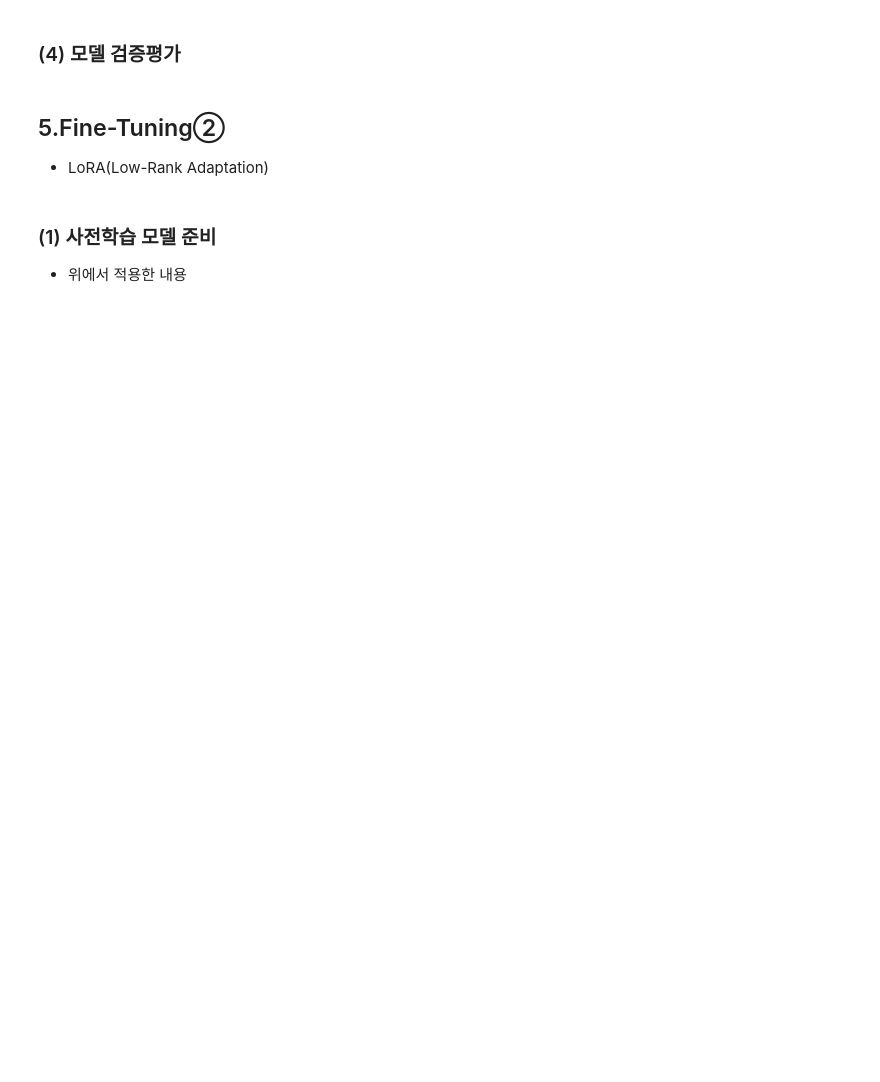
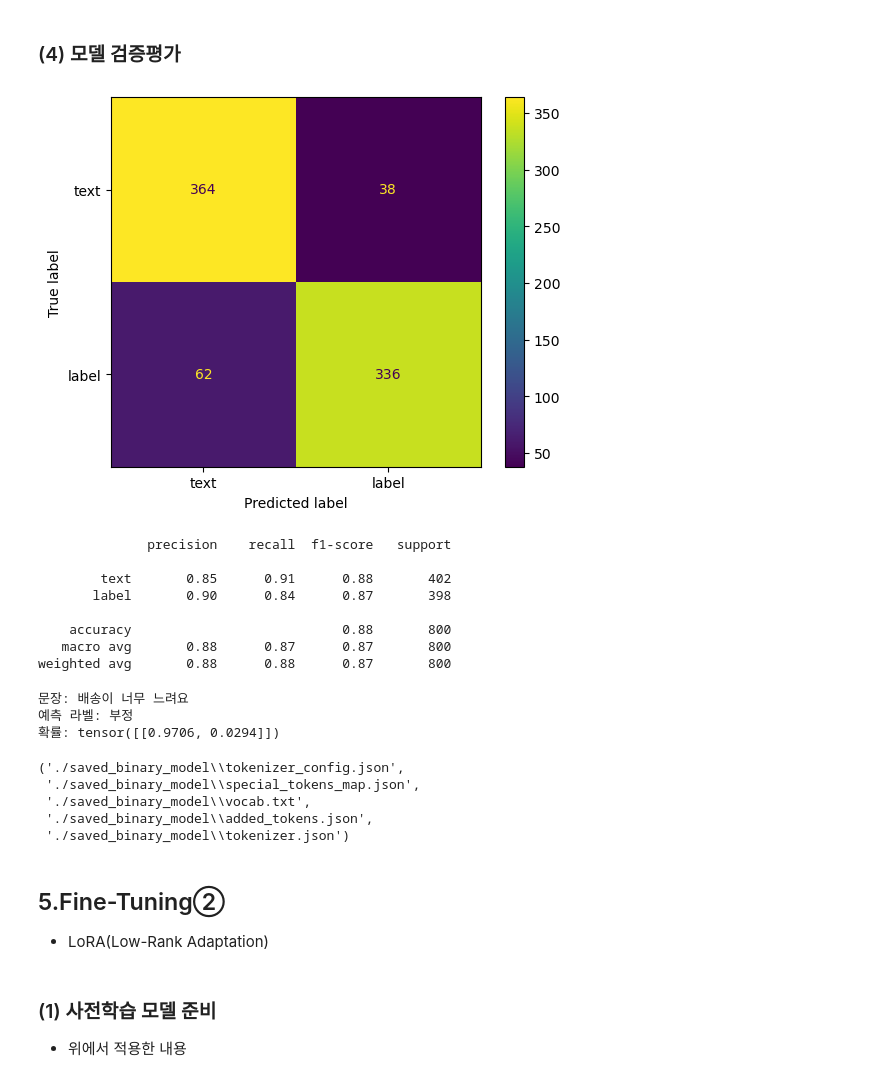
Before and after one commit to Sihyeon0123/AIVLE_School, a Jupyter notebook: 2차 미니프로젝트/Step1. 상품 리뷰 감성 분류.ipynb, the cells around one changed output. Cells and saved outputs as stored; diff of their text form; code cells hidden in the pictures; blank space fills up the shorter version.

```diff
--- a/2차 미니프로젝트/Step1. 상품 리뷰 감성 분류.ipynb
+++ b/2차 미니프로젝트/Step1. 상품 리뷰 감성 분류.ipynb
@@ -140,5 +205,8 @@ uploaded = files.upload()
 # %% [markdown]
 * 텐서 데이터셋 만들기
+# %%
+train_ts = Dataset.from_pandas(train)
+val_ts = Dataset.from_pandas(val)
 # %% [markdown]
 ### (2) 토크나이징
 * 모델 : "klue/bert-base"
@@ -149,3 +213,19 @@ uploaded = files.upload()
+# %%
+# 모델과 토크나이저 불러오기
+from transformers import AutoTokenizer, AutoModelForSequenceClassification
+
+model_name = "klue/bert-base"
+tokenizer = AutoTokenizer.from_pretrained(model_name)
+# %%
+# 토큰화 함수 생성 및 작업
+def preprocess_function(data):
+    return tokenizer(data['text'], truncation=True, padding=True)
+
+train_ts = train_ts.map(preprocess_function, batched=True)
+val_ts = val_ts.map(preprocess_function, batched=True)
+
+train_ts.set_format(type="torch", columns=["input_ids", "attention_mask", "label"])
+val_ts.set_format(type="torch", columns=["input_ids", "attention_mask", "label"])
 # %% [markdown]
 ## 4.Fine-Tuning ①
 * 일반 파인 튜닝 수행
@@ -155,0 +234,3 @@ uploaded = files.upload()
+# %%
+# 모델 로드
+model = AutoModelForSequenceClassification.from_pretrained(model_name, num_labels=2).to(device)
@@ -164,5 +282,47 @@ uploaded = files.upload()
 # %% [markdown]
 ### (4) 모델 검증평가
+# %%
+from sklearn.metrics import ConfusionMatrixDisplay
+
+label_list = df_balanced.columns
+val_df = val_ts.to_pandas()
+pred, prob = evaluate(val, model, device, tokenizer)
+
+disp = ConfusionMatrixDisplay(confusion_matrix(val_ts['label'], pred), display_labels = label_list)
+disp.plot()
+plt.show()
+
+print(classification_report(val_ts['label'], pred, target_names = label_list))
+# %% [output]
+[figure, added]
+              precision    recall  f1-score   support
+
+        text       0.85      0.91      0.88       402
+       label       0.90      0.84      0.87       398
+
+    accuracy                           0.88       800
+   macro avg       0.88      0.87      0.87       800
+weighted avg       0.88      0.88      0.87       800
+# %%
+text = "배송이 빠르고 제품 상태도 좋아요!"
+pred, prob = predict(text, model, tokenizer)
+
+print(f"문장: {text}")
+print(f"예측 라벨: {'긍정' if pred == 1 else '부정'}")
+print(f"확률: {prob}")
+# %% [output]
+문장: 배송이 너무 느려요
+예측 라벨: 부정
+확률: tensor([[0.9706, 0.0294]])
+# %%
+trainer.save_model("./saved_binary_model")
+tokenizer.save_pretrained("./saved_binary_model")
+# %% [output]
+('./saved_binary_model\\tokenizer_config.json',
+ './saved_binary_model\\special_tokens_map.json',
+ './saved_binary_model\\vocab.txt',
+ './saved_binary_model\\added_tokens.json',
+ './saved_binary_model\\tokenizer.json')
 # %% [markdown]
 ## 5.Fine-Tuning②
 * LoRA(Low-Rank Adaptation)
```
Also changed, not shown: parts of 29 cells of this notebook, 2 other files.
